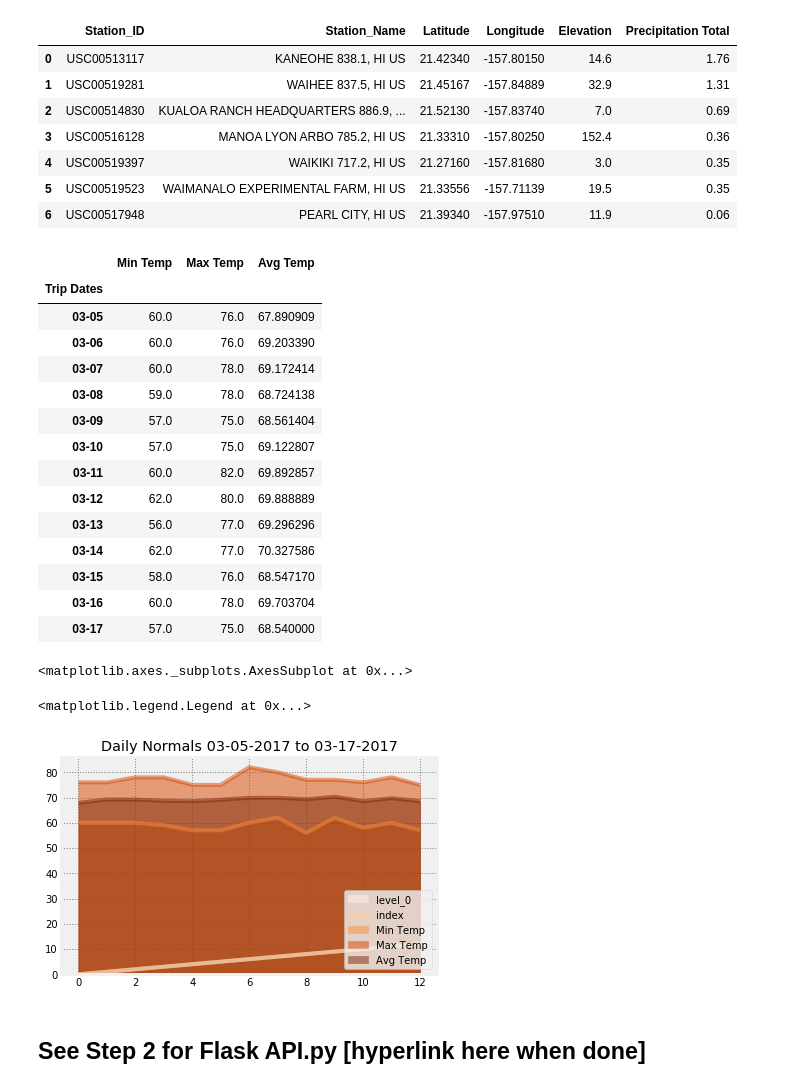
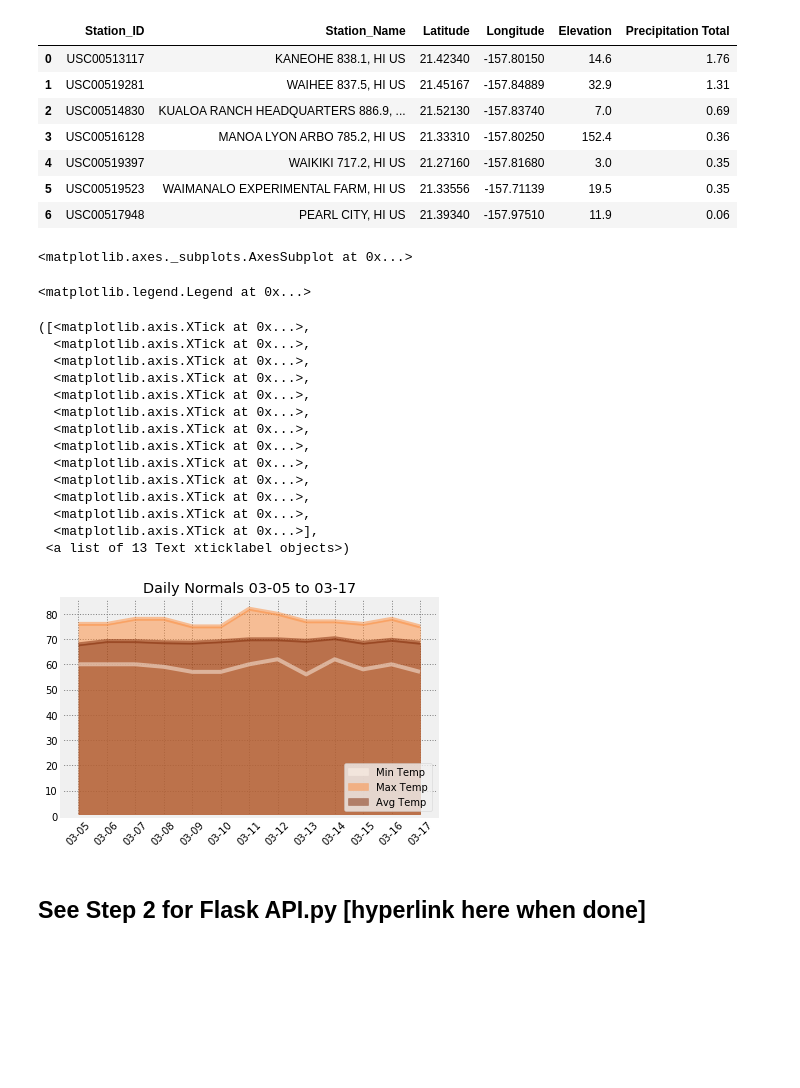
Before and after one commit to Emanste92/UCBEx_DataAnalytics, a Jupyter notebook: Py'waiiVacation_SQLAlchemy/ETE_Py'waii_VacationAnalysis_Step1.ipynb, the cells around one changed output. Drawn from its saved outputs; the diff is of its cells as text; code cells hidden in the pictures; blank space fills up the shorter version.

```diff
--- a/Py'waiiVacation_SQLAlchemy/ETE_Py'waii_VacationAnalysis_Step1.ipynb
+++ b/Py'waiiVacation_SQLAlchemy/ETE_Py'waii_VacationAnalysis_Step1.ipynb
@@ -420,44 +422,43 @@ dailynorms_df = pd.DataFrame(
      'Max Temp': trip_tmaxs,
      'Avg Temp': trip_tavgs})
 
-# Setting Date as the index
-dailynorms_df.set_index('Trip Dates', inplace=True)
+# # Setting Date as the index
+# dailynorms_df.set_index('Trip Dates', inplace=True)
 
-# Sorting by Date
-dailynorms_df.sort_values(by='Trip Dates', ascending=True)
+# # Sorting by Date
+# dailynorms_df.sort_values(by='Trip Dates', ascending=True)
-# %% [output]
-|  | Min Temp | Max Temp | Avg Temp |
-| Trip Dates |  |  |  |
-| 03-05 | 60.0 | 76.0 | 67.890909 |
-| 03-06 | 60.0 | 76.0 | 69.203390 |
-| 03-07 | 60.0 | 78.0 | 69.172414 |
-| 03-08 | 59.0 | 78.0 | 68.724138 |
-| 03-09 | 57.0 | 75.0 | 68.561404 |
-| 03-10 | 57.0 | 75.0 | 69.122807 |
-| 03-11 | 60.0 | 82.0 | 69.892857 |
-| 03-12 | 62.0 | 80.0 | 69.888889 |
-| 03-13 | 56.0 | 77.0 | 69.296296 |
-| 03-14 | 62.0 | 77.0 | 70.327586 |
-| 03-15 | 58.0 | 76.0 | 68.547170 |
-| 03-16 | 60.0 | 78.0 | 69.703704 |
-| 03-17 | 57.0 | 75.0 | 68.540000 |
 # %%
 # Plotting daily normals as an area plot with `stacked=False`
 # Reference: https://stackoverflow.com/questions/34421434/pandas-dataframe-area-plot-stacked-false-not-working
+x = np.arange(0,len(trip_dates))
 dailynorms_df.plot(kind='area', stacked=False, alpha=0.5, colormap='Oranges', grid=True,
-                   title='Daily Normals 03-05-2017 to 03-17-2017')
+                   title='Daily Normals 03-05 to 03-17')
 plt.legend(loc='lower right')
 plt.rc('grid', linestyle=":", linewidth=1, color='gray')
+plt.xticks(x, trip_dates, rotation = 45)
 plt.show()
-
 
 # get the xaxis dates
 
 # trying to get this to work:
 # https://stackoverflow.com/questions/50805666/showing-index-as-xticks-for-pandas-plot
 # %% [output]
 <matplotlib.axes._subplots.AxesSubplot at 0x...>
 <matplotlib.legend.Legend at 0x...>
+([<matplotlib.axis.XTick at 0x...>,
+  <matplotlib.axis.XTick at 0x...>,
+  <matplotlib.axis.XTick at 0x...>,
+  <matplotlib.axis.XTick at 0x...>,
+  <matplotlib.axis.XTick at 0x...>,
+  <matplotlib.axis.XTick at 0x...>,
+  <matplotlib.axis.XTick at 0x...>,
+  <matplotlib.axis.XTick at 0x...>,
+  <matplotlib.axis.XTick at 0x...>,
+  <matplotlib.axis.XTick at 0x...>,
+  <matplotlib.axis.XTick at 0x...>,
+  <matplotlib.axis.XTick at 0x...>,
+  <matplotlib.axis.XTick at 0x...>],
+ <a list of 13 Text xticklabel objects>)
-[figure, old version]
+[figure, new version]
 # %% [markdown]
 ## See Step 2 for Flask API.py [hyperlink here when done]
```
Also changed, not shown: parts of 1 cell of this notebook.
